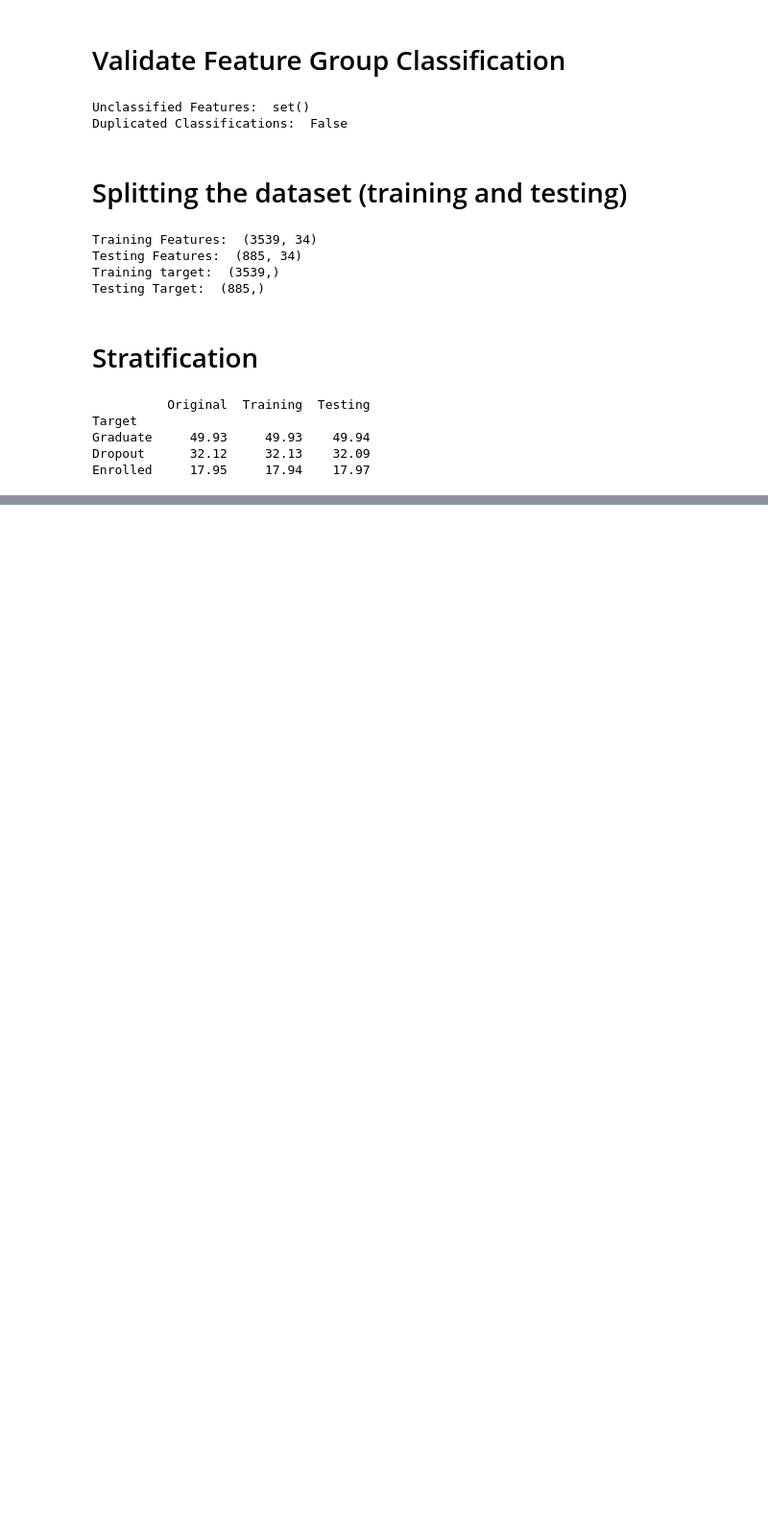
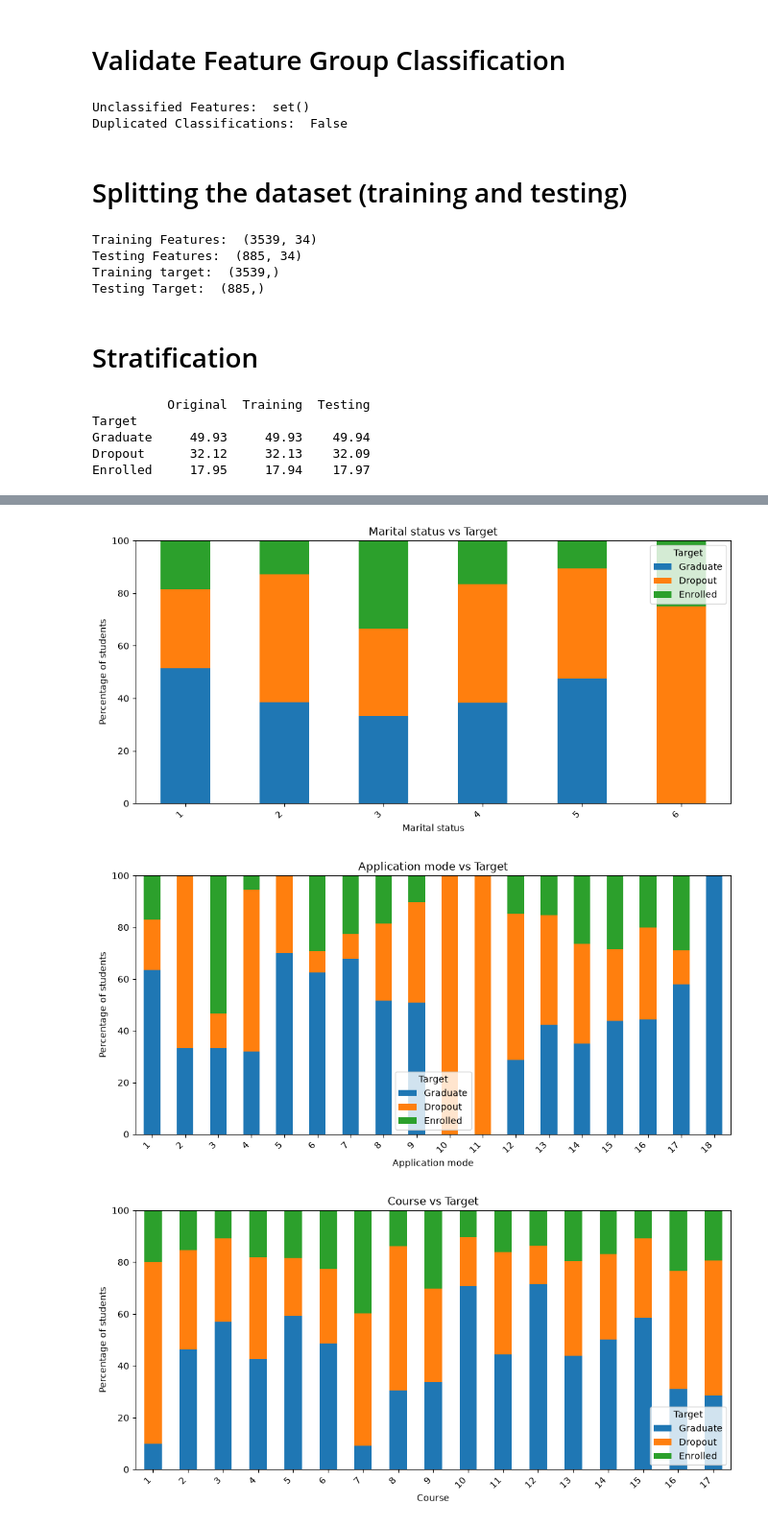
Before and after one commit to WillP-GH/CMP6202-coursework, a Jupyter notebook: notebooks/ml_01.ipynb, the cells around one changed output, grey strips where cells are left out. Shown at 96% size. Drawn from its saved outputs; the diff is of its cells as text; code cells hidden in the pictures; blank space fills up the shorter version.

```diff
--- a/notebooks/ml_01.ipynb
+++ b/notebooks/ml_01.ipynb
@@ -306,0 +309,6 @@ Enrolled     17.95     17.94    17.97
+# %%
+#Combining both the training features and targets (X_train, y_train)
+training_eda = X_train.copy()
+training_eda["Target"] = y_train
+
+target_order = ["Graduate", "Dropout", "Enrolled"]
@@ -307 +353,34 @@ Enrolled     17.95     17.94    17.97
+# %%
+def print_categorical_target(feature):
+
+    # Create contingency table
+    counts = pd.crosstab(
+        training_eda[feature],
+        training_eda["Target"]
+    )
+
+    # Keep target classes in the same order
+    counts = counts.reindex(
+        columns=target_order,
+        fill_value=0
+    )
+
+    # Calculate percentages within each feature category
+    percentages = counts.div(
+        counts.sum(axis=1),
+        axis=0
+    ) * 100
+
+    # Print results
+    print(f"\n{'='*50}")
+    print(f"{feature} vs Target")
+    print(f"{'='*50}")
+
+    print("\nStudent counts:")
+    print(counts.to_string())
+
+    print("\nPercentage breakdown (%):")
+    print(percentages.round(2).to_string())
+
+    return counts, percentages
 # %% [markdown]
@@ -308,0 +426,3 @@ Enrolled     17.95     17.94    17.97
+# %%
+for feature in categorical_features:
+    print_categorical_target(feature)
@@ -308,0 +447,7 @@ Enrolled     17.95     17.94    17.97
+# %%
+for feature in categorical_features:
+    plot_categorical_target(feature)
+# %% [output]
+[figure, added]
+[figure, added]
+[figure, added]
```
Also changed, not shown: parts of 22 cells of this notebook.
